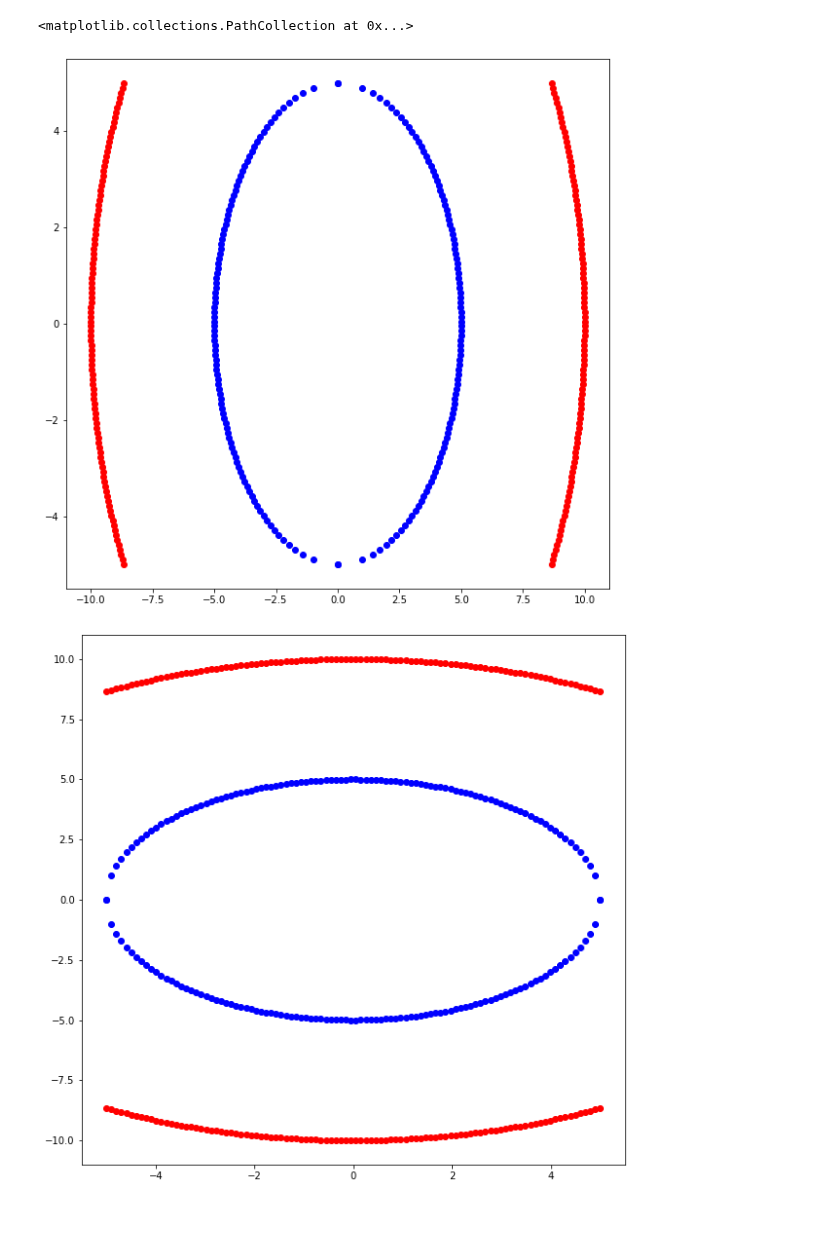
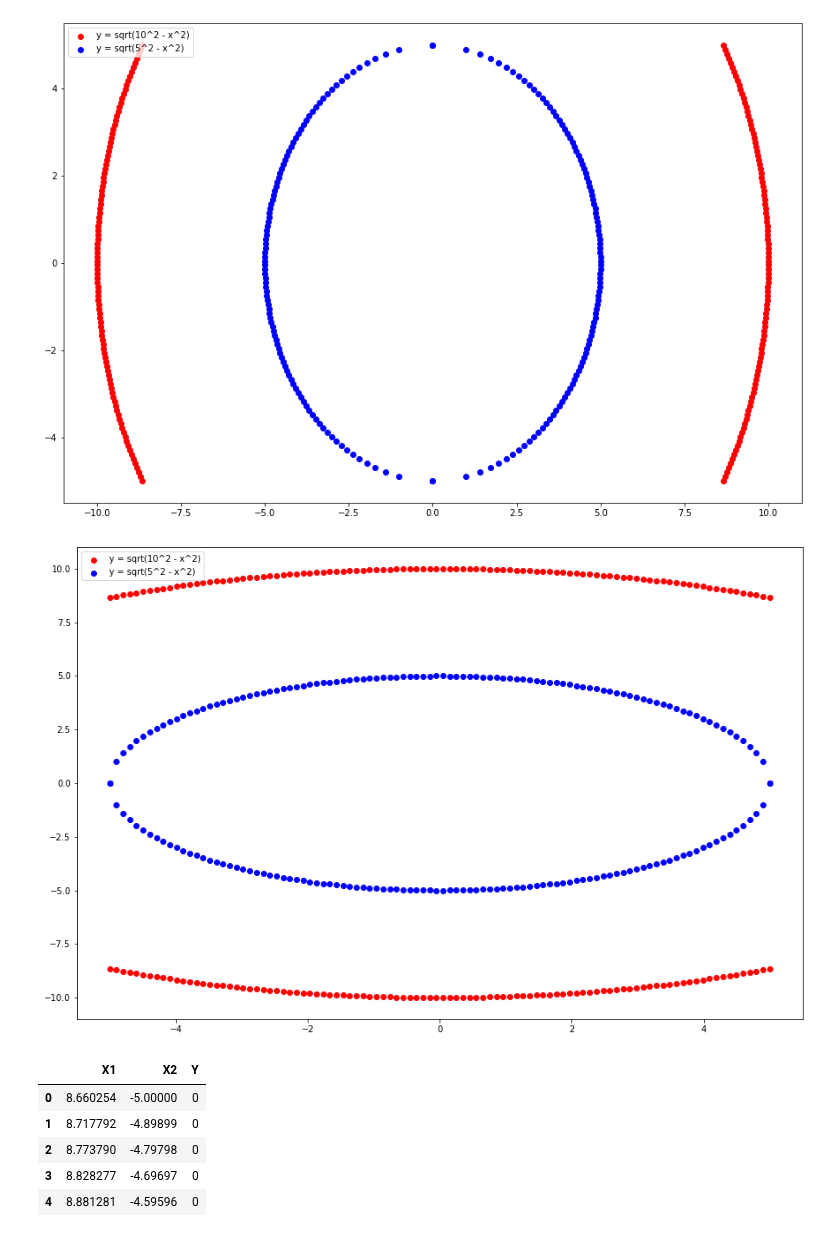
Before and after one commit to a-m-kyp/ML-HW, a Jupyter notebook: HW-3/HW#3.ipynb, the cells around one changed output. Cells and saved outputs as stored; diff of their text form; code cells hidden in the pictures.

Commit message:
add split example data

```diff
--- a/HW-3/HW#3.ipynb
+++ b/HW-3/HW#3.ipynb
@@ -1,31 +1,54 @@
 # %%
 import numpy as np
 import pandas as pd
 import seaborn as sns
 import matplotlib.pyplot as plt
 
-x = np.linspace(-5.0, 5.0, 100)
+x = np.linspace(-5.0, 5.0, 100) # 100 linearly spaced numbers
 y = np.sqrt(10**2 - x**2)
-
-y = np.hstack((y, -y))
-x = np.hstack((x, x))
+y = np.hstack([y, -y])  # first set of points
+x = np.hstack([x, -x])
 
 x_1 = np.linspace(-5.0, 5.0, 100)
 y_1 = np.sqrt(5**2 - x_1**2)
-y_1 = np.hstack([y_1, -y_1])
-x_1 = np.hstack([x_1, x_1])
+y_1 = np.hstack([y_1, -y_1])    # second set of points
+x_1 = np.hstack([x_1, -x_1])
 
-plt.figure(figsize=(10, 10))
+
+plt.figure(figsize=(15, 10))
 plt.scatter(y, x, color='red', label='y = sqrt(10^2 - x^2)')
 plt.scatter(y_1, x_1, color='blue', label='y = sqrt(5^2 - x^2)')
+plt.legend(loc='upper left')
 
-plt.figure(figsize=(10, 10))
+plt.figure(figsize=(15, 10))
 plt.scatter(x, y, color='red', label='y = sqrt(10^2 - x^2)')
 plt.scatter(x_1, y_1, color='blue', label='y = sqrt(5^2 - x^2)')
+plt.legend(loc='upper left')
+
+plt.show()
 # %% [output]
-<matplotlib.collections.PathCollection at 0x...>
-[figure, old version]
+[figure, new version]
-[figure, old version]
+[figure, new version]
+# %%
+df_1 = pd.DataFrame(np.vstack([y, x]).T, columns=['X1', 'X2'])
+df_1['Y'] = 0
+
+df_2 = pd.DataFrame(np.vstack([y_1, x_1]).T, columns=['X1', 'X2'])
+df_2['Y'] = 1
+
+df = df_1.append(df_2)
+print(df.head())
+
+# Independent and dependent features
+X = df.iloc[:, :-1]
+y = df.Y
+# %% [output]
+|  | X1 | X2 | Y |
+| 0 | 8.660254 | -5.00000 | 0 |
+| 1 | 8.717792 | -4.89899 | 0 |
+| 2 | 8.773790 | -4.79798 | 0 |
+| 3 | 8.828277 | -4.69697 | 0 |
+| 4 | 8.881281 | -4.59596 | 0 |
 # %%
 # Support Vector Machine - Optimal Margin Calssifier
 import numpy as np
```
